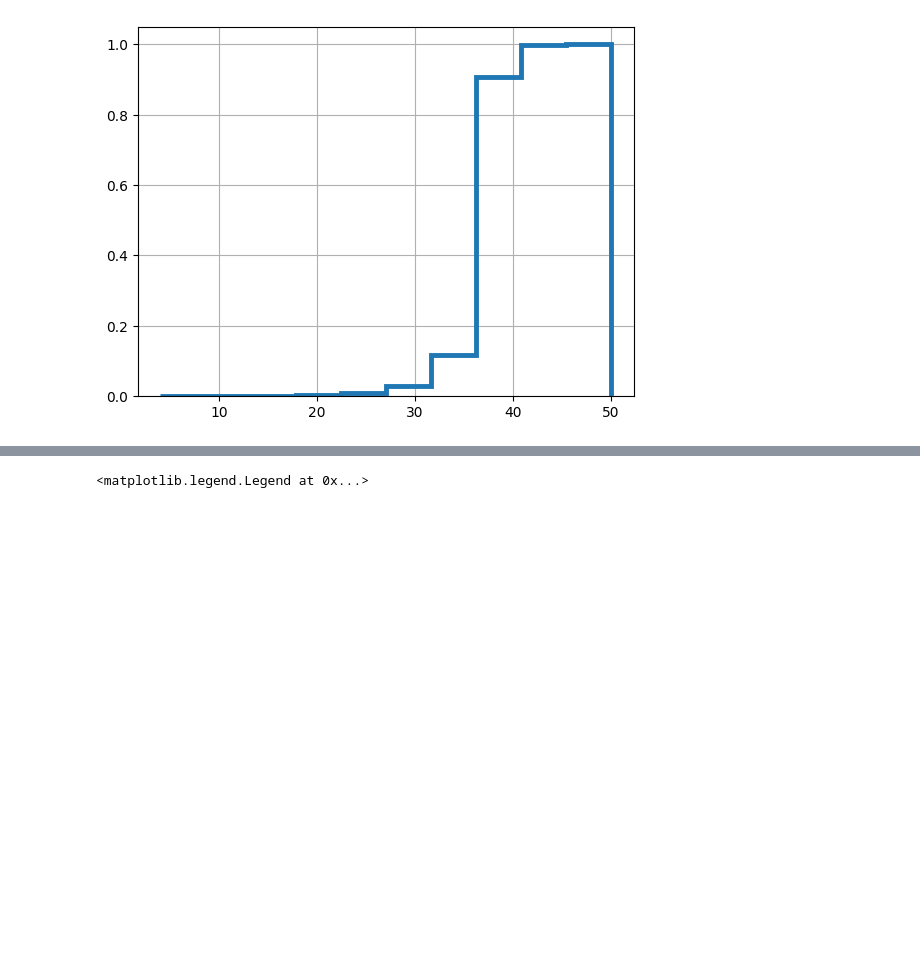
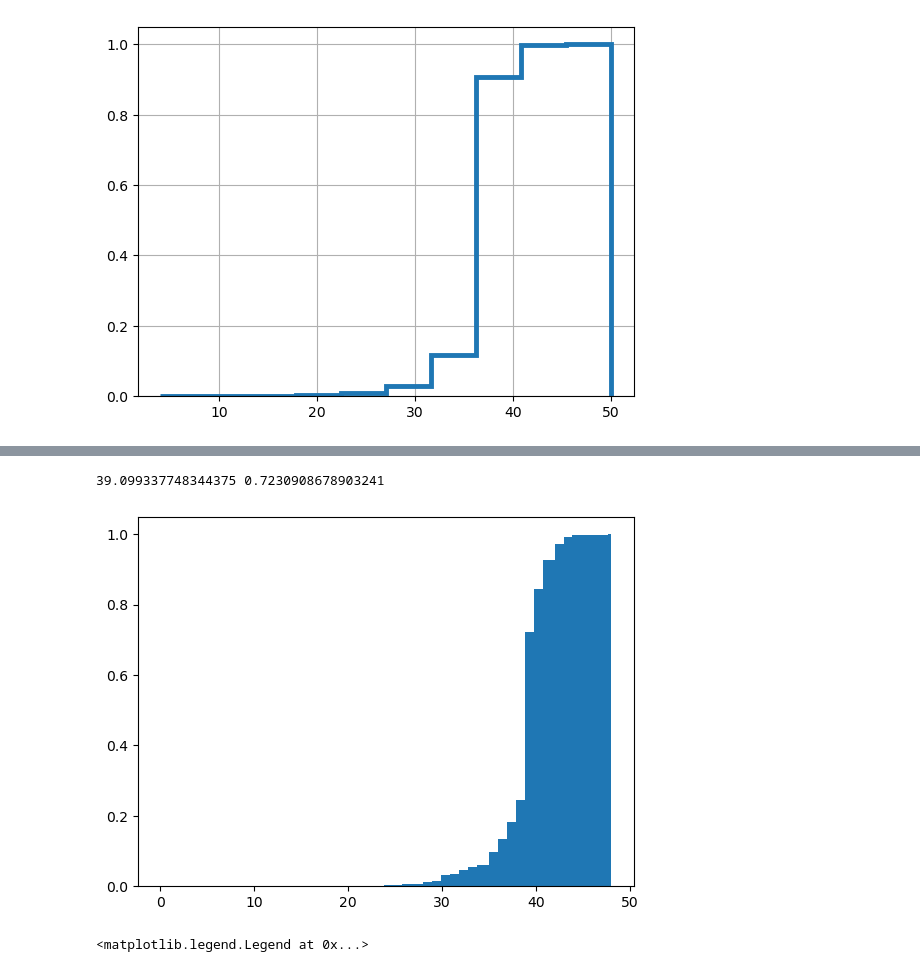
Before and after one commit to Vic263RP/MIA3-Formacion-2023-UV-AI, a Jupyter notebook: B1_HerramientasParaIA/T3_Probabilidad/2023_MIA_UV_Estdística/Computational Statistics (part II).ipynb, the cells around one changed output, grey strips where cells are left out. Saved outputs shown, nothing was run; the diff lists cells and outputs as text; code cells hidden in the pictures; blank space fills up the shorter version.

```diff
--- a/B1_HerramientasParaIA/T3_Probabilidad/2023_MIA_UV_Estdística/Computational Statistics (part II).ipynb
+++ b/B1_HerramientasParaIA/T3_Probabilidad/2023_MIA_UV_Estdística/Computational Statistics (part II).ipynb
@@ -407,3 +477,10 @@ ob.hist(density=1, histtype='step', cumulative=True, linewidth=3.5)
+# %%
+ff = plt.hist(firstbirth['prgLength'], 151, cumulative=True, density=True)
+
+print(ff[1][123], ff[0][123])
+# %% [output]
+39.099337748344375 0.7230908678903241
+[figure, added]
 # %%
 fig, ax = plt.subplots()
 fb.hist(bins=10, density=1, histtype='stepfilled', alpha=.5) #default number of bins is 10
```
Also changed, not shown: parts of 21 cells of this notebook.
